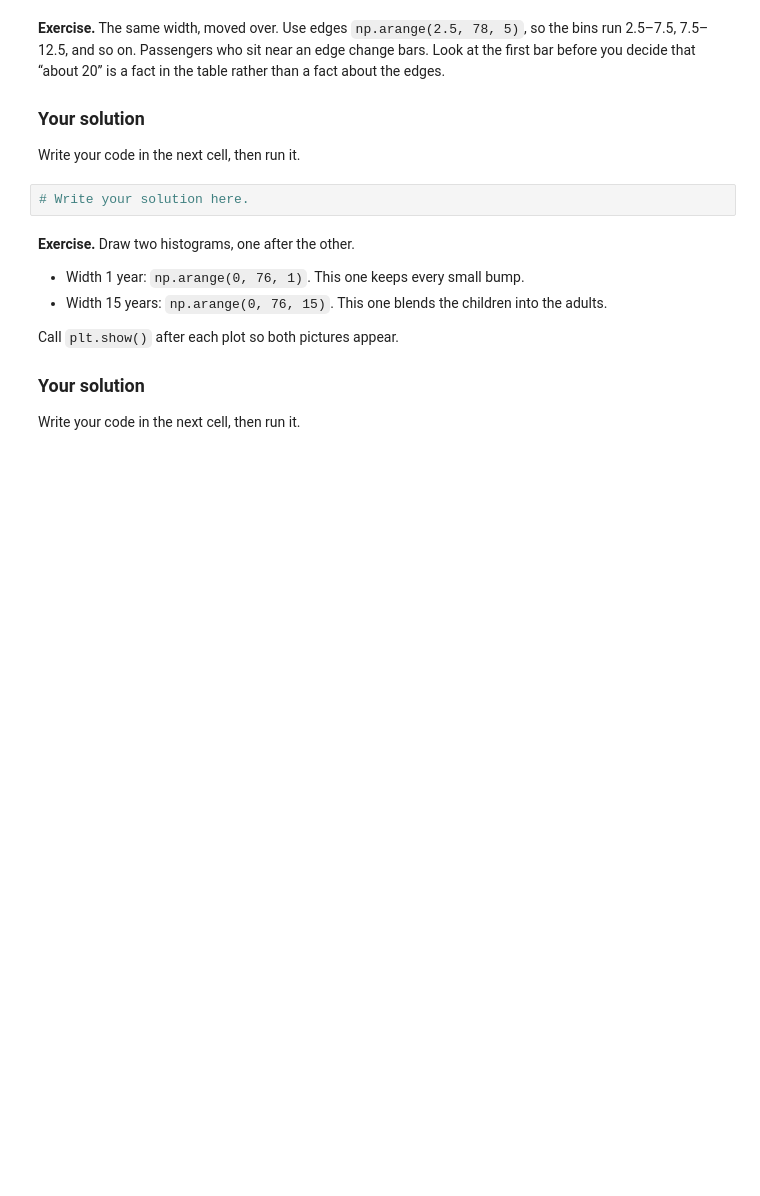
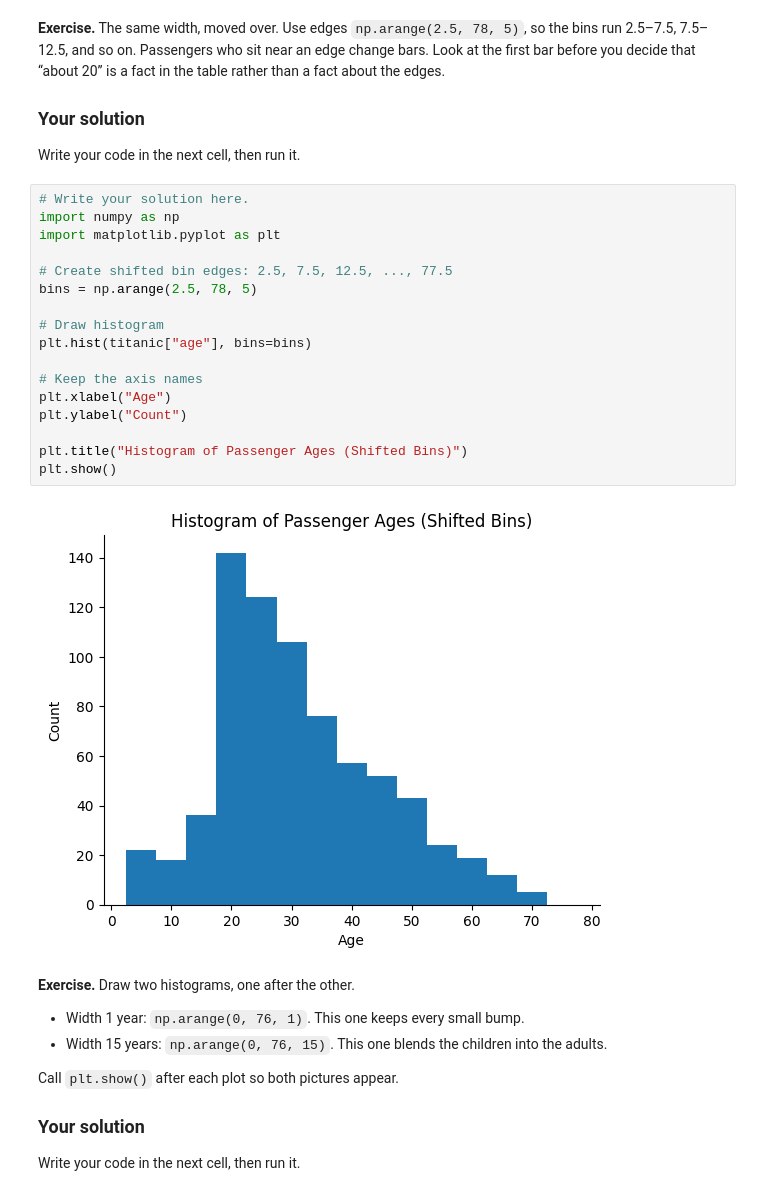
Before and after one commit to Prasanna-datascience/Data201Class, a Jupyter notebook: visualizing_distributions_1.ipynb, the cells around one changed output. Saved outputs shown, nothing was run; the diff lists cells and outputs as text; blank space fills up the shorter version.

```diff
--- a/visualizing_distributions_1.ipynb
+++ b/visualizing_distributions_1.ipynb
@@ -95,8 +113,25 @@ Write your code in the next cell, then run it.
 ### Your solution
 
 Write your code in the next cell, then run it.
-# %%
-# Write your solution here.
+# %%
+# Write your solution here.
+import numpy as np
+import matplotlib.pyplot as plt
+
+# Create shifted bin edges: 2.5, 7.5, 12.5, ..., 77.5
+bins = np.arange(2.5, 78, 5)
+
+# Draw histogram
+plt.hist(titanic["age"], bins=bins)
+
+# Keep the axis names
+plt.xlabel("Age")
+plt.ylabel("Count")
+
+plt.title("Histogram of Passenger Ages (Shifted Bins)")
+plt.show()
+# %% [output]
+[figure, added]
 # %% [markdown]
 **Exercise.** Draw two histograms, one after the other.
 
```
Also changed, not shown: parts of 13 cells of this notebook.
